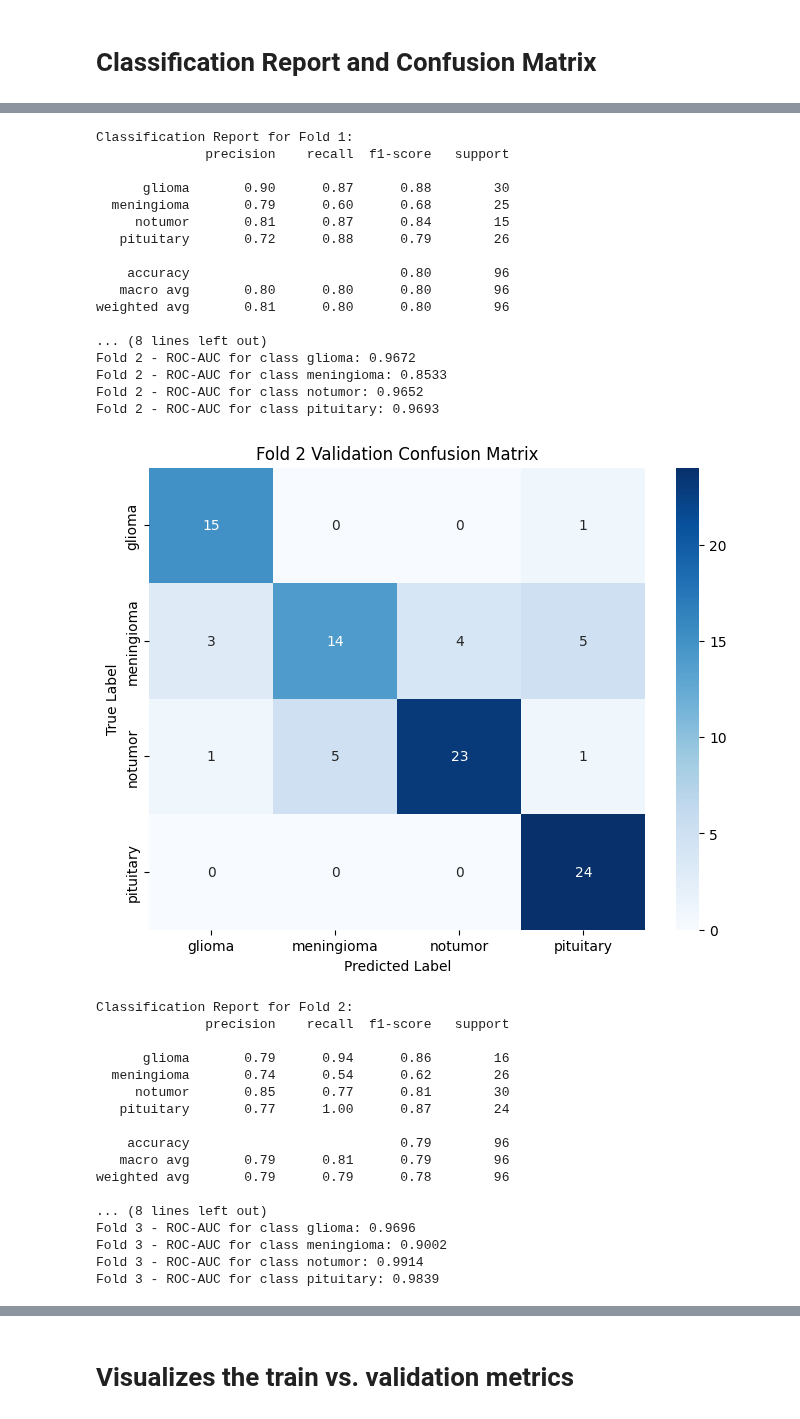
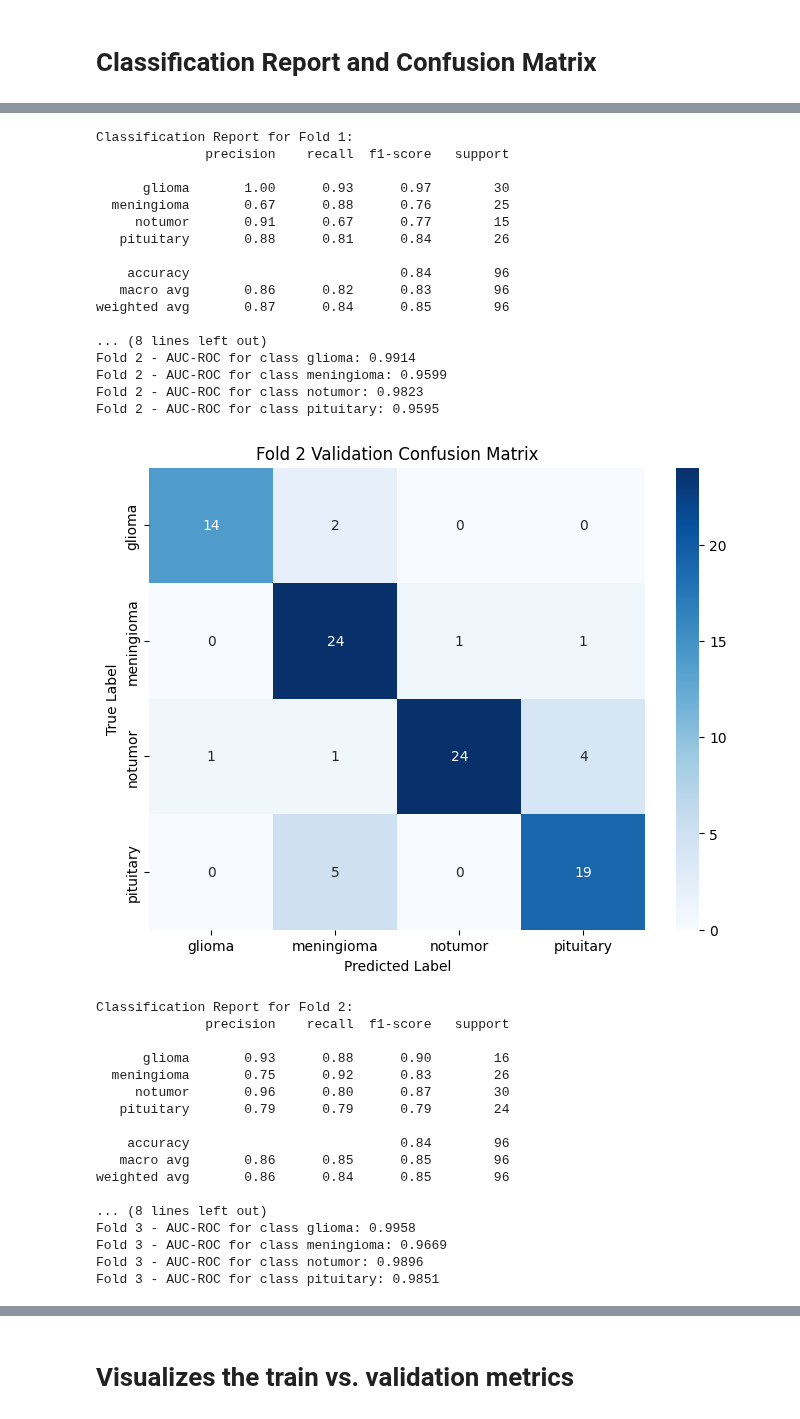
Before and after one commit to XJ-UoG/CSC3009MLMRI, a Jupyter notebook: Inceptionv3.ipynb, the cells around one changed output, grey strips where cells are left out. Cells and saved outputs as stored; diff of their text form; code cells hidden in the pictures.

Commit message:
updated Inceptionv3
updated inceptionv3

```diff
--- a/Inceptionv3.ipynb
+++ b/Inceptionv3.ipynb
@@ -26,7 +26,7 @@ from tensorflow.keras.preprocessing.image import load_img, img_to_array
 from tensorflow.keras.models import load_model
 # %%
 # Load mean and std values from the JSON file
-with open('/content/drive/MyDrive/ML Project/mean_std.json', 'r') as f:
+with open('/content/drive/MyDrive/Machine Learning Project/mean_std.json', 'r') as f:
     mean_std = json.load(f)
 mean = np.array(mean_std['mean'])
 std = np.array(mean_std['std'])
@@ -37,14 +37,18 @@ std = np.array(mean_std['std'])
 def get_inceptionv3_model(num_classes):
     base_model = InceptionV3(weights='imagenet', include_top=False)
 
+   # Unfreeze the last few layers for fine-tuning
+    for layer in base_model.layers[-10:]:
+        layer.trainable = True
+
     # Unfreeze the last few layers for fine-tuning
-    for layer in base_model.layers:
-        layer.trainable = False
+    # for layer in base_model.layers:
+    #     layer.trainable = False
 
-  # Add custom layers
+    # Add custom layers on top of the base model
     x = base_model.output
     x = GlobalAveragePooling2D()(x)
-    x = Dense(1024, activation='relu')(x)
+    x = Dense(256, activation='relu')(x)
     x = BatchNormalization()(x)
     x = Dropout(0.5)(x)  # Dropout layer with 50% dropout rate
     predictions = Dense(num_classes, activation='softmax')(x)
@@ -57,7 +61,13 @@ train_datagen = ImageDataGenerator(
     rescale=1./255,
     featurewise_center=True,
     featurewise_std_normalization=True,
-    horizontal_flip=True
+    rotation_range=30,
+    width_shift_range=0.2,
+    height_shift_range=0.2,
+    shear_range=0.2,
+    zoom_range=0.2,
+    horizontal_flip=True,
+    fill_mode='nearest'
 )
 train_datagen.mean = mean
 train_datagen.std = std
@@ -94,7 +104,7 @@ def evaluate_model(model, generator):
 # Training of Inception v3 Model
 # %%
 # Base directory containing the k-fold datasets
-base_dir = '/content/drive/MyDrive/ML Project/dataset_kfold'
+base_dir = '/content/drive/MyDrive/Machine Learning Project/dataset_kfold'
 
 all_train_losses = []
 all_val_losses = []
@@ -135,7 +145,7 @@ for fold in range(5):
         model, train_generator, val_generator, num_epochs=20, patience=3)
 
     # Save the model for this fold
-    model_path = f'/content/drive/MyDrive/ML Project/inceptionv3_fold_{fold}.h5'
+    model_path = f'/content/drive/MyDrive/Machine Learning Project/final_models/inceptionv3_fold_{fold}.h5'
     model.save(model_path)
     print(f'Model for fold {fold} saved at {model_path}')
 
@@ -191,7 +223,7 @@ Training and evaluation for fold 4 completed.
 # Confusion Matrix, AUC-ROC, and Classification Report for each fold
 for fold in range(5):
     print(f'Loading model for fold {fold}...')
-    model_path = f'/content/drive/MyDrive/ML Project/inceptionv3_fold_{fold}.h5'
+    model_path = f'/content/drive/MyDrive/Machine Learning Project/final_models/inceptionv3_fold_{fold}.h5'
     model = tf.keras.models.load_model(model_path)
 
     # Load the validation dataset for the current fold
@@ -219,7 +251,7 @@ for fold in range(5):
         fpr, tpr, _ = roc_curve(val_true_classes_one_hot[:, i], val_predictions[:, i])
         roc_auc = auc(fpr, tpr)
         auc_roc_scores[class_name] = roc_auc
-        print(f'Fold {fold} - ROC-AUC for class {class_name}: {roc_auc:.4f}')
+        print(f'Fold {fold} - AUC-ROC for class {class_name}: {roc_auc:.4f}')
 
     # Plot the confusion matrix
     plt.figure(figsize=(8, 6))
@@ -277,35 +309,35 @@ Fold 1 - ROC-AUC for class pituitary: 0.9544
 Classification Report for Fold 1:
               precision    recall  f1-score   support
 
-      glioma       0.90      0.87      0.88        30
-  meningioma       0.79      0.60      0.68        25
-     notumor       0.81      0.87      0.84        15
-   pituitary       0.72      0.88      0.79        26
+      glioma       1.00      0.93      0.97        30
+  meningioma       0.67      0.88      0.76        25
+     notumor       0.91      0.67      0.77        15
+   pituitary       0.88      0.81      0.84        26
 
-    accuracy                           0.80        96
-   macro avg       0.80      0.80      0.80        96
-weighted avg       0.81      0.80      0.80        96
+    accuracy                           0.84        96
+   macro avg       0.86      0.82      0.83        96
+weighted avg       0.87      0.84      0.85        96
 
 ... (8 lines left out)
-Fold 2 - ROC-AUC for class glioma: 0.9672
-Fold 2 - ROC-AUC for class meningioma: 0.8533
-Fold 2 - ROC-AUC for class notumor: 0.9652
-Fold 2 - ROC-AUC for class pituitary: 0.9693
+Fold 2 - AUC-ROC for class glioma: 0.9914
+Fold 2 - AUC-ROC for class meningioma: 0.9599
+Fold 2 - AUC-ROC for class notumor: 0.9823
+Fold 2 - AUC-ROC for class pituitary: 0.9595
-[figure, old version]
+[figure, new version]
 Classification Report for Fold 2:
               precision    recall  f1-score   support
 
-      glioma       0.79      0.94      0.86        16
-  meningioma       0.74      0.54      0.62        26
-     notumor       0.85      0.77      0.81        30
-   pituitary       0.77      1.00      0.87        24
+      glioma       0.93      0.88      0.90        16
+  meningioma       0.75      0.92      0.83        26
+     notumor       0.96      0.80      0.87        30
+   pituitary       0.79      0.79      0.79        24
 
-    accuracy                           0.79        96
-   macro avg       0.79      0.81      0.79        96
-weighted avg       0.79      0.79      0.78        96
+    accuracy                           0.84        96
+   macro avg       0.86      0.85      0.85        96
+weighted avg       0.86      0.84      0.85        96
 
 ... (8 lines left out)
-Fold 3 - ROC-AUC for class glioma: 0.9696
-Fold 3 - ROC-AUC for class meningioma: 0.9002
-Fold 3 - ROC-AUC for class notumor: 0.9914
-Fold 3 - ROC-AUC for class pituitary: 0.9839
+Fold 3 - AUC-ROC for class glioma: 0.9958
+Fold 3 - AUC-ROC for class meningioma: 0.9669
+Fold 3 - AUC-ROC for class notumor: 0.9896
+Fold 3 - AUC-ROC for class pituitary: 0.9851
```
Also changed, not shown: parts of 7 cells of this notebook.
